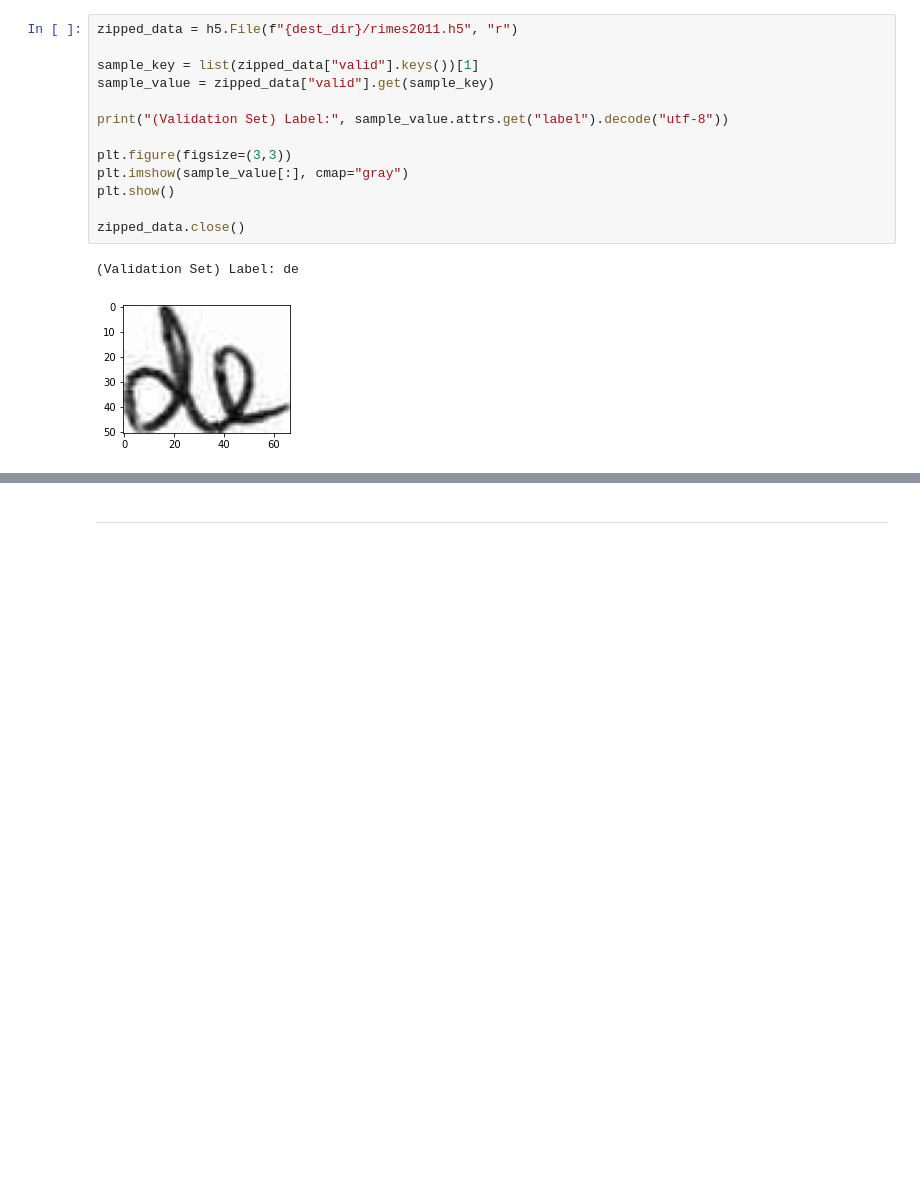
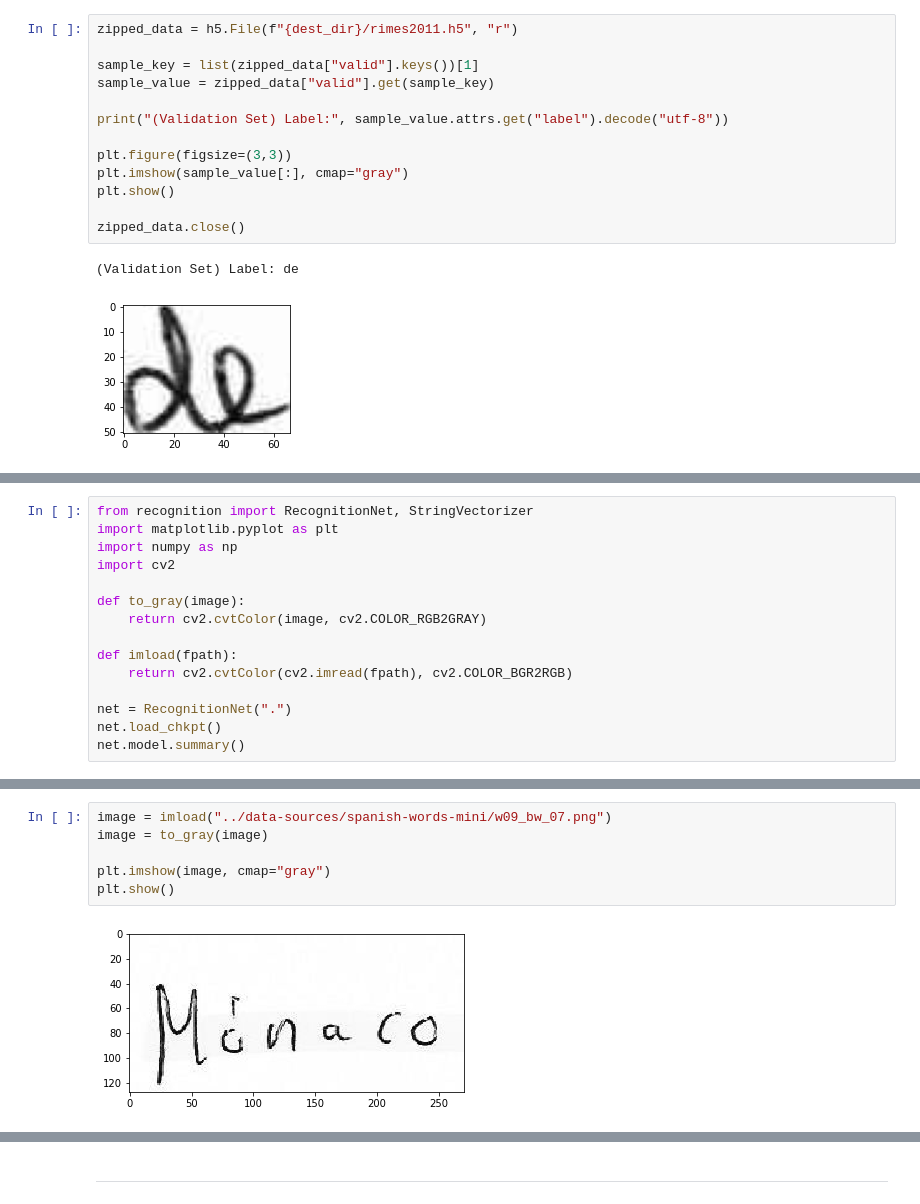
Before and after one commit to espetro/text-processing-old, a Jupyter notebook: testing.ipynb, the cells around one changed output, grey strips where cells are left out. Cells and saved outputs as stored; diff of their text form; blank space fills up the shorter version.

```diff
--- a/testing.ipynb
+++ b/testing.ipynb
@@ -611,0 +623,15 @@ zipped_data.close()
+# %%
+from recognition import RecognitionNet, StringVectorizer
+import matplotlib.pyplot as plt
+import numpy as np
+import cv2
+
+def to_gray(image):
+    return cv2.cvtColor(image, cv2.COLOR_RGB2GRAY)
+
+def imload(fpath):
+    return cv2.cvtColor(cv2.imread(fpath), cv2.COLOR_BGR2RGB)
+
+net = RecognitionNet(".")
+net.load_chkpt()
+net.model.summary()
@@ -611,0 +657,8 @@ zipped_data.close()
+# %%
+image = imload("../data-sources/spanish-words-mini/w09_bw_07.png")
+image = to_gray(image)
+
+plt.imshow(image, cmap="gray")
+plt.show()
+# %% [output]
+[figure, added]
```
Also changed, not shown: parts of 17 cells of this notebook, 15 other files.
